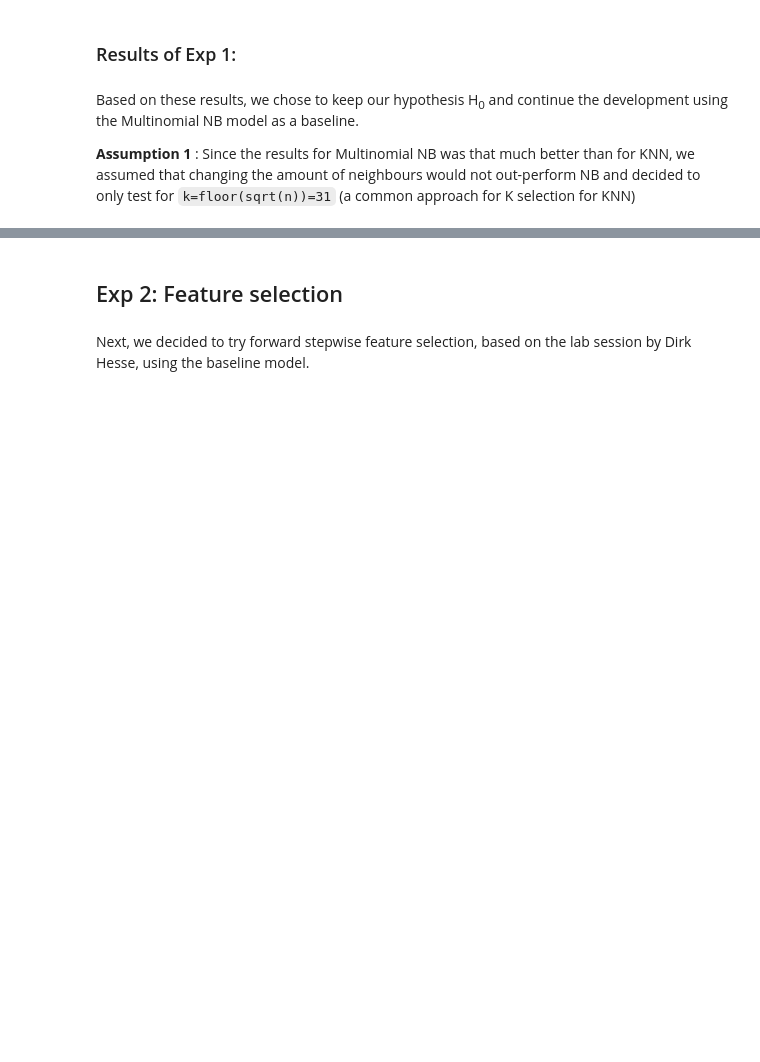
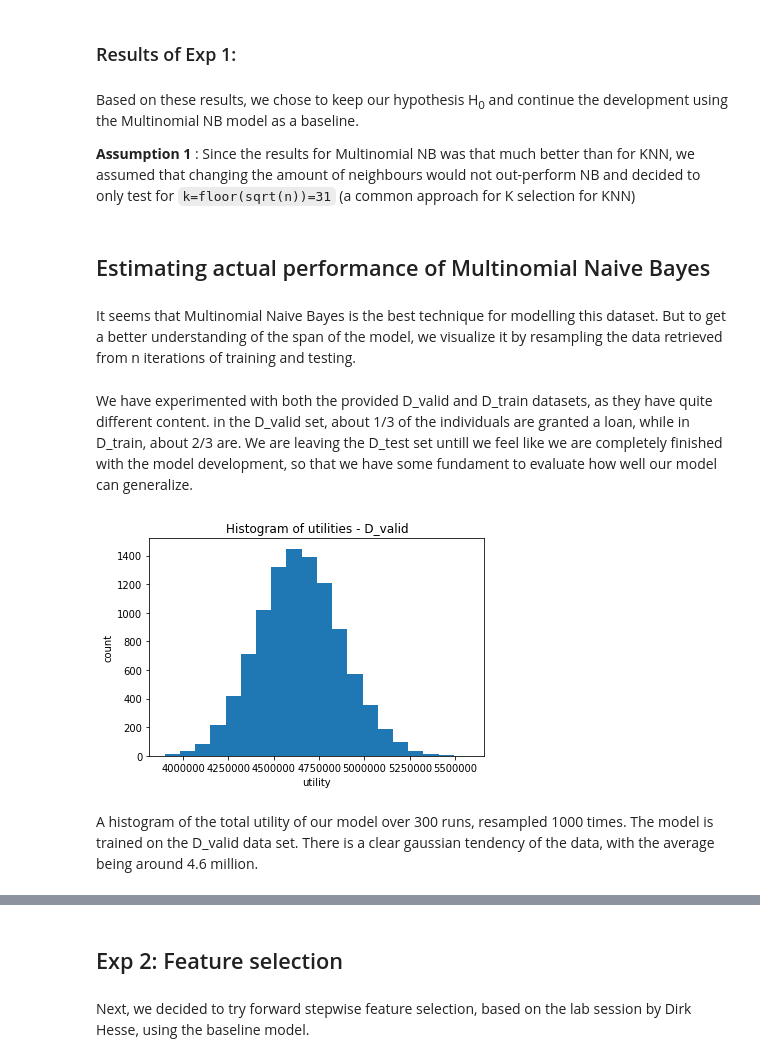
Before and after one commit to Adriyst/ml-society-science, a Jupyter notebook: report.ipynb, the cells around one changed output, grey strips where cells are left out. Saved outputs shown, nothing was run; the diff lists cells and outputs as text; code cells hidden in the pictures; blank space fills up the shorter version.

```diff
--- a/report.ipynb
+++ b/report.ipynb
@@ -32,7 +32,7 @@ We then attempted to falsify this hypothesis (Exp 1) by testing out different mo
 # %% [markdown]
 ## Setup
 # %%
-class NameBanker:
+class AdrianSondreBanker:
     def __init__(self, MODEL):
         self.model = MODEL
 
@@ -187,3 +194,20 @@ Based on these results, we chose to keep our hypothesis H<sub>0</sub> and contin
 
 <b> Assumption 1 </b>:
     Since the results for Multinomial NB was that much better than for KNN, we assumed that changing the amount of neighbours would not out-perform NB and decided to only test for `k=floor(sqrt(n))=31` (a common approach for K selection for KNN)
+# %% [markdown]
+## Estimating actual performance of Multinomial Naive Bayes
+# %% [markdown]
+It seems that Multinomial Naive Bayes is the best technique for modelling this dataset. But to get a better understanding of the span of the model, we visualize it by resampling the data retrieved from n iterations of training and testing.
+# %%
+def avg_for_n_runs(X, n, encoded_features, target):
+    utis, avg = [], []
+    for _ in range(n):
+        X_tr, X_te, y_tr, y_te = train_test_split(X[encoded_features], X[target], test_size=0.2)
+        banker = AdrianSondreBanker(MultinomialNB())
+        banker.fit(X_tr, y_tr)
+        uti, div = test_decision_maker(X_te, y_te, interest_rate, banker)
+        utis.append(uti)
+        avg.append(div)
+    return utis, avg
+# %% [markdown]
+We have experimented with both the provided D_valid and D_train datasets, as they have quite different content. in the D_valid set, about 1/3 of the individuals are granted a loan, while in D_train, about 2/3 are. We are leaving the D_test set untill we feel like we are completely finished with the model development, so that we have some fundament to evaluate how well our model can generalize.
@@ -189,0 +216,22 @@ Based on these results, we chose to keep our hypothesis H<sub>0</sub> and contin
+# %%
+def get_samples(dataset, info=None):
+    if not info:
+        X, encoded_f, tar = get_data(f"./data/credit/D_{dataset}.csv")
+    else:
+        X, encoded_f, tar = info
+    n = 300
+    m_uti, m_avg = avg_for_n_runs(X, n, encoded_f, tar)
+    m_uti = np.array(m_uti)
+    return [resample(m_uti).sum()/n for _ in range(10000)]
+# %%
+def create_hist_for_valid():
+    plt.hist(get_samples("valid"), bins=20)
+    plt.xlabel('utility')
+    plt.ylabel('count')
+    plt.title('Histogram of utilities - D_valid')
+# %%
+create_hist_for_valid()
+# %% [output]
+[figure, added]
+# %% [markdown]
+A histogram of the total utility of our model over 300 runs, resampled 1000 times. The model is trained on the D_valid data set. There is a clear gaussian tendency of the data, with the average being around 4.6 million.
```
Also changed, not shown: parts of 27 cells of this notebook.
